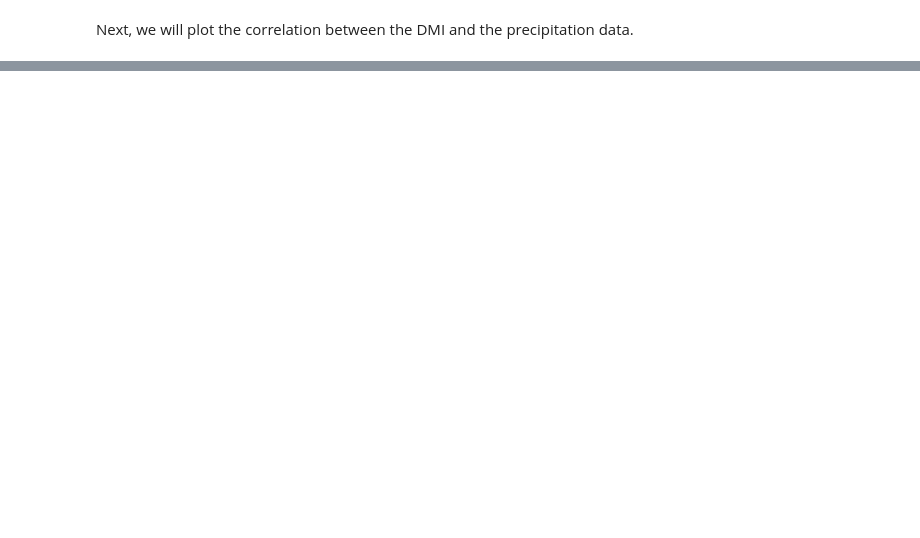
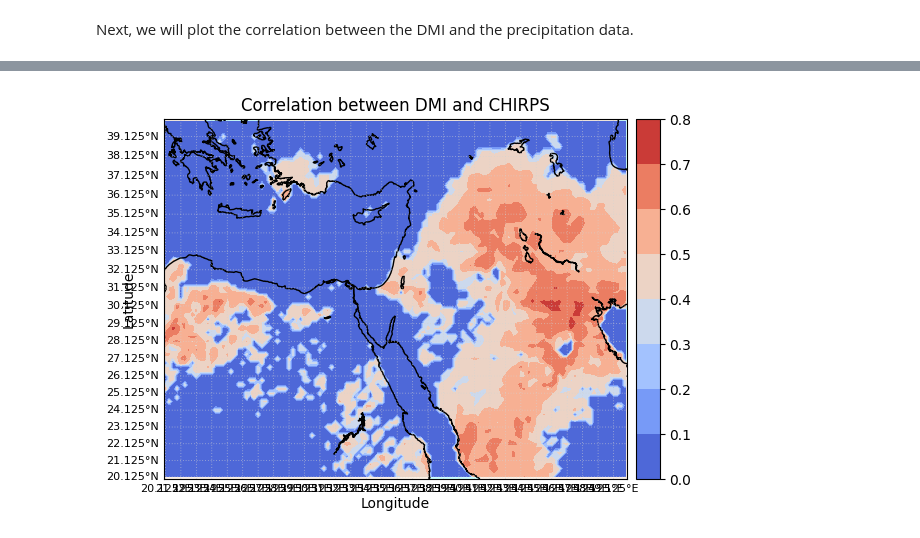
Before and after one commit to TrueMichato/sub-seasonal-cmip-analysis, a Jupyter notebook: src/paper_reproduction.ipynb, the cells around one changed output, grey strips where cells are left out. Saved outputs shown, nothing was run; the diff lists cells and outputs as text; code cells hidden in the pictures; blank space fills up the shorter version.

```diff
--- a/src/paper_reproduction.ipynb
+++ b/src/paper_reproduction.ipynb
@@ -99,3 +77,3 @@ corr_map = helper.calc_dmi_precp_corr_loop(dmi_oct.values, chirps_precip_data)
 # %%
 alpha = 0.05
-corr_map_tested = np.where(helper.calc_corr_t_test(corr_map) > alpha, 0, corr_map)
+corr_map_tested = np.where(helper.calc_corr_t_test(corr_map_asaf) > alpha, 0, corr_map_asaf)
@@ -171,0 +86,50 @@ chirps_data.variables['time']
+# %%
+############# PLOT MAPS 4 #############
+# Create a 2D meshgrid for the latitude and longitude data
+lon = chirps_data_asaf['longitude'][800:920]
+lat = chirps_data_asaf['latitude'][280:360]
+lon_2d, lat_2d = np.meshgrid(lon, lat)
+fig = plt.figure()
+ax = plt.axes()
+
+#map = Basemap(projection='cyl', llcrnrlon=33.,llcrnrlat=29.,urcrnrlon=37.,urcrnrlat=34., resolution='i', ax=ax)
+map = Basemap(projection='merc',llcrnrlon=20,llcrnrlat=20,urcrnrlon=50,urcrnrlat=40,resolution='i') # projection, lat/lon extents and resolution of polygons to draw
+# resolutions: c - crude, l - low, i - intermediate, h - high, f - full
+map.drawcoastlines()
+map.drawstates()
+map.drawlsmask(land_color='Linen', ocean_color='#CCFFFF') # can use HTML names or codes for colors
+map.drawcounties() # you can even add counties (and other shapefiles!)
+
+#map.pcolormesh(lon_2d, lat_2d, pressureS[t,:,:], latlon=True, cmap='coolwarm') #Can change variables and index for time - also in line 48
+cmap = 'coolwarm'
+#vmin = 100000
+#vmax = 102000
+
+#cs = map.contour(lon_2d, lat_2d, pressureS[t, :, :], latlon=True, cmap=cmap)#, vmin=vmin, vmax=vmax) #lines
+cs = map.contourf(lon_2d, lat_2d, np.squeeze(corr_map_tested), latlon=True, cmap=cmap)#, vmin=vmin, vmax=vmax) #color lines
+#cs = map.pcolormesh(lon_2d, lat_2d, pressureS[t, :, :], latlon=True, cmap=cmap)#, vmin=vmin, vmax=vmax)
+#Diverging Colormaps: 'coolwarm', 'RdBu_r', 'seismic', 'viridis', 'plasma', 'inferno', 'cividis', 'magma', 'tab10', ''
+# Adding pressure isobar lines
+#levels = np.arange(100000, 102000, 100) # define pressure levels
+#contour = map.contour(lon_2d, lat_2d, pressureS[t, :, :], levels=levels, latlon=True, colors='k', linewidths=1)
+
+# Adding labels to contour lines
+#plt.clabel(cs, inline=1, fontsize=10, fmt='%1.0f')
+
+map.colorbar()
+#cbar = map.colorbar(cs, location='bottom', pad="5%")
+#cbar.set_label('Pressure (Pa)')
+parallels = np.arange(min(lat),max(lat),1.) # make latitude lines ever 5 degrees from 30N-50N
+meridians = np.arange(min(lon),max(lon),1.) # make longitude lines every 5 degrees from 95W to 70W
+map.drawparallels(parallels,labels=[1,0,0,0],fontsize=8, dashes=[1, 3], color='lightgray', linewidth=0.5)
+map.drawmeridians(meridians,labels=[0,0,0,1],fontsize=8, dashes=[1, 3], color='lightgray', linewidth=0.5)
+
+#plt.xlabel('Longitude')
+#plt.ylabel('Latitude')
+ax.set_ylabel('Latitude', loc='center' , labelpad=20.0)
+ax.set_xlabel('Longitude', loc='center', labelpad=13.0)
+plt.title('Correlation between DMI and CHIRPS') #Change title per variable
+
+plt.show()
+# %% [output]
+[figure, added]
```
Also changed, not shown: parts of 16 cells of this notebook, 4 other files.
